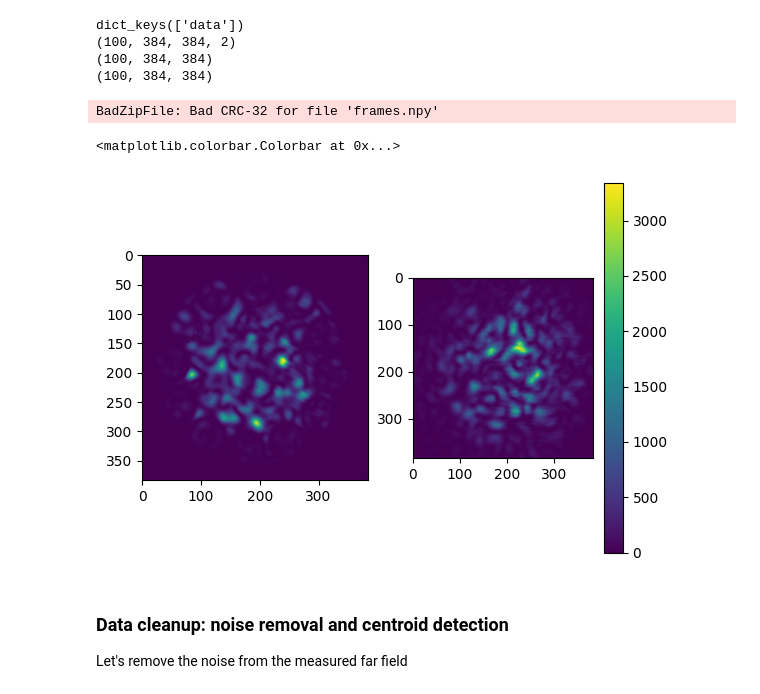
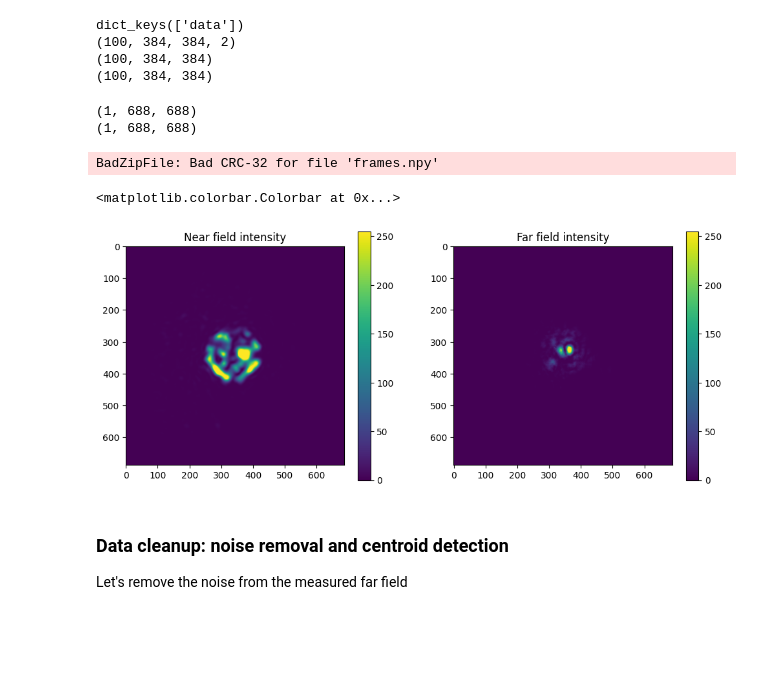
Before and after one commit to jysru/Speckle-Retrieval, a Jupyter notebook: notebooks/experimental_hollow_core_speckle_retrieval.ipynb, the cells around one changed output. Drawn from its saved outputs; the diff is of its cells as text; code cells hidden in the pictures; blank space fills up the shorter version.

```diff
--- a/notebooks/experimental_hollow_core_speckle_retrieval.ipynb
+++ b/notebooks/experimental_hollow_core_speckle_retrieval.ipynb
@@ -39,7 +39,7 @@ def load_h5file(filepath: str, keys: list[str] = None) -> dict:
 
 
 
-data_path = r'C:\Users\saucourt\Downloads\Article_reply_dataset.h5'
+data_path = r'C:\Users\saucourt\Downloads\pr_siwar'
 # data_path = 'R:\Axe-Photonique\Phocal\Jérémy Saucourt\datasets_of_41_channel_2_size_at_20251201-150443.h5'
 # %% [output]
 The autoreload extension is already loaded. To reload it, use:
@@ -62,6 +65,26 @@ dict_keys(['data'])
 (100, 384, 384, 2)
 (100, 384, 384)
 (100, 384, 384)
+# %%
+files = [
+   r'input frames/input_speckle_for_oam1_0_opt_prewraped_from_20260209-120304_at_20260209-170432.h5',
+]
+
+frames_path = files[-1]
+file_path = os.path.join(data_path, frames_path)
+
+
+with h5py.File(file_path, 'r') as f:
+    CP = f['img_nf'][:][...,0]  # pour une seule polar
+    CL = f['img_ff'][:][...,0]	# pour une seule polar
+    CP = np.expand_dims(CP, 0)
+    CL = np.expand_dims(CL, 0)
+
+print(CP.shape)
+print(CL.shape)
+# %% [output]
+(1, 688, 688)
+(1, 688, 688)
 # %%
 data = np.load(data_path)['frames']
 
@@ -73,19 +96,24 @@ print(CL.shape)
 # %% [output]
 BadZipFile: Bad CRC-32 for file 'frames.npy'
 # %%
-idx = 8
+idx = 1
 random: bool = True
 if random:
     idx = np.random.randint(0, len(CP))
 
+plt.figure(figsize=[12, 5])
 plt.subplot(1, 2, 1)
 plt.imshow(CP[idx, ...], vmin=0)
+plt.title('Near field intensity')
+plt.colorbar()
+
 plt.subplot(1, 2, 2)
 plt.imshow(CL[idx, ...], vmin=0)
+plt.title('Far field intensity')
 plt.colorbar()
 # %% [output]
 <matplotlib.colorbar.Colorbar at 0x...>
-[figure, old version]
+[figure, new version]
 # %% [markdown]
 ### Data cleanup: noise removal and centroid detection
 
```
Also changed, not shown: parts of 8 cells of this notebook, 15 other files.
